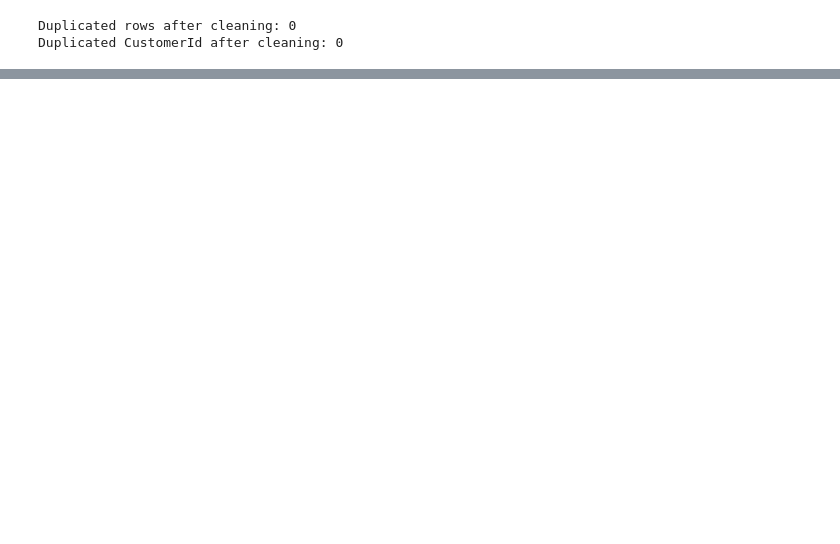
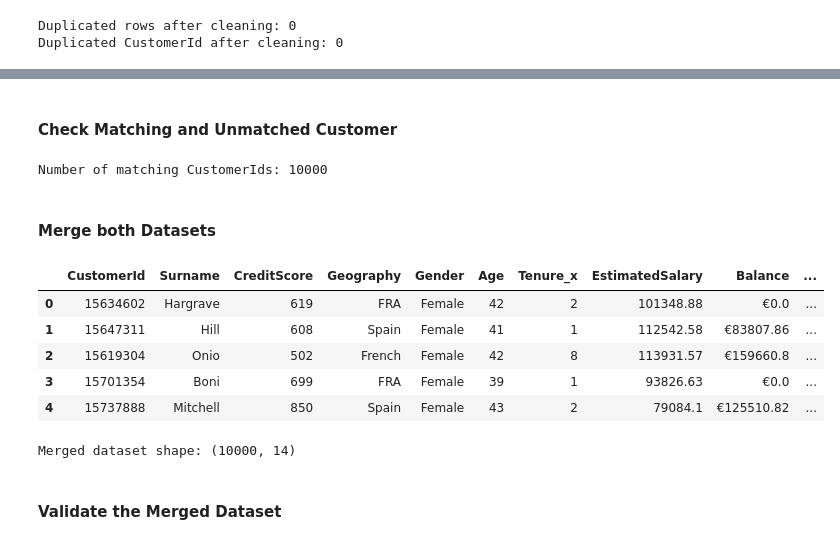
Before and after one commit to ppthanhtuyen-create/demo-git, a Jupyter notebook: data_understanding.ipynb, the cells around one changed output, grey strips where cells are left out. Saved outputs shown, nothing was run; the diff lists cells and outputs as text; code cells hidden in the pictures; blank space fills up the shorter version.

```diff
--- a/data_understanding.ipynb
+++ b/data_understanding.ipynb
@@ -474,0 +610,2 @@ Duplicated CustomerId after cleaning: 0
+# %% [markdown]
+#### Check Matching and Unmatched Customer
@@ -474,0 +622,50 @@ Duplicated CustomerId after cleaning: 0
+# %%
+# Count CustomerIds appearing in both datasets
+
+common_ids = (
+    customer_ids
+    .intersection(account_ids)
+)
+
+print(
+    "Number of matching CustomerIds:",
+    len(common_ids)
+)
+# %% [output]
+Number of matching CustomerIds: 10000
+# %% [markdown]
+#### Merge both Datasets
+# %%
+# Merge the two datasets
+
+df_merged = pd.merge(
+    df_customer,
+    df_account,
+    on="CustomerId",
+    how="inner",
+    validate="one_to_one"
+)
+# %%
+# Display the first five rows
+
+display(
+    df_merged.head()
+)
+# %% [output]
+|  | CustomerId | Surname | CreditScore | Geography | Gender | Age | Tenure_x | EstimatedSalary | Balance | ... |
+| 0 | 15634602 | Hargrave | 619 | FRA | Female | 42 | 2 | 101348.88 | €0.0 | ... |
+| 1 | 15647311 | Hill | 608 | Spain | Female | 41 | 1 | 112542.58 | €83807.86 | ... |
+| 2 | 15619304 | Onio | 502 | French | Female | 42 | 8 | 113931.57 | €159660.8 | ... |
+| 3 | 15701354 | Boni | 699 | FRA | Female | 39 | 1 | 93826.63 | €0.0 | ... |
+| 4 | 15737888 | Mitchell | 850 | Spain | Female | 43 | 2 | 79084.1 | €125510.82 | ... |
+# %%
+# Check the shape of the merged dataset
+
+print(
+    "Merged dataset shape:",
+    df_merged.shape
+)
+# %% [output]
+Merged dataset shape: (10000, 14)
+# %% [markdown]
+#### Validate the Merged Dataset
```
Also changed, not shown: parts of 22 cells of this notebook.
